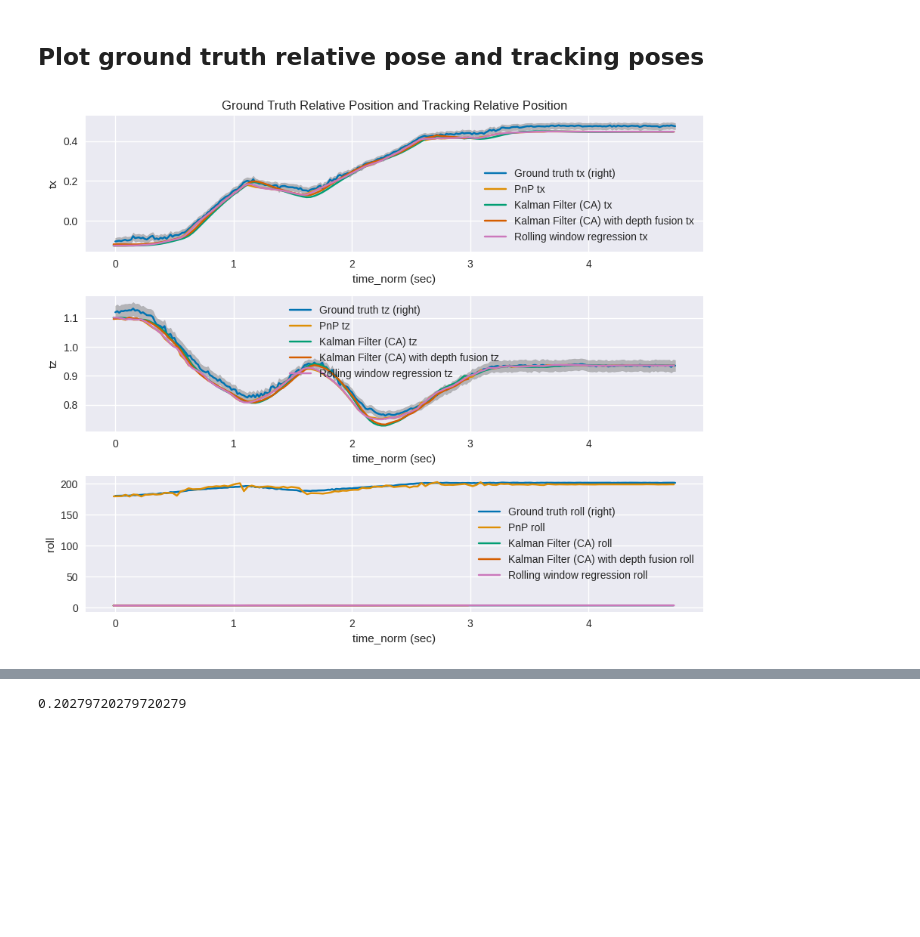
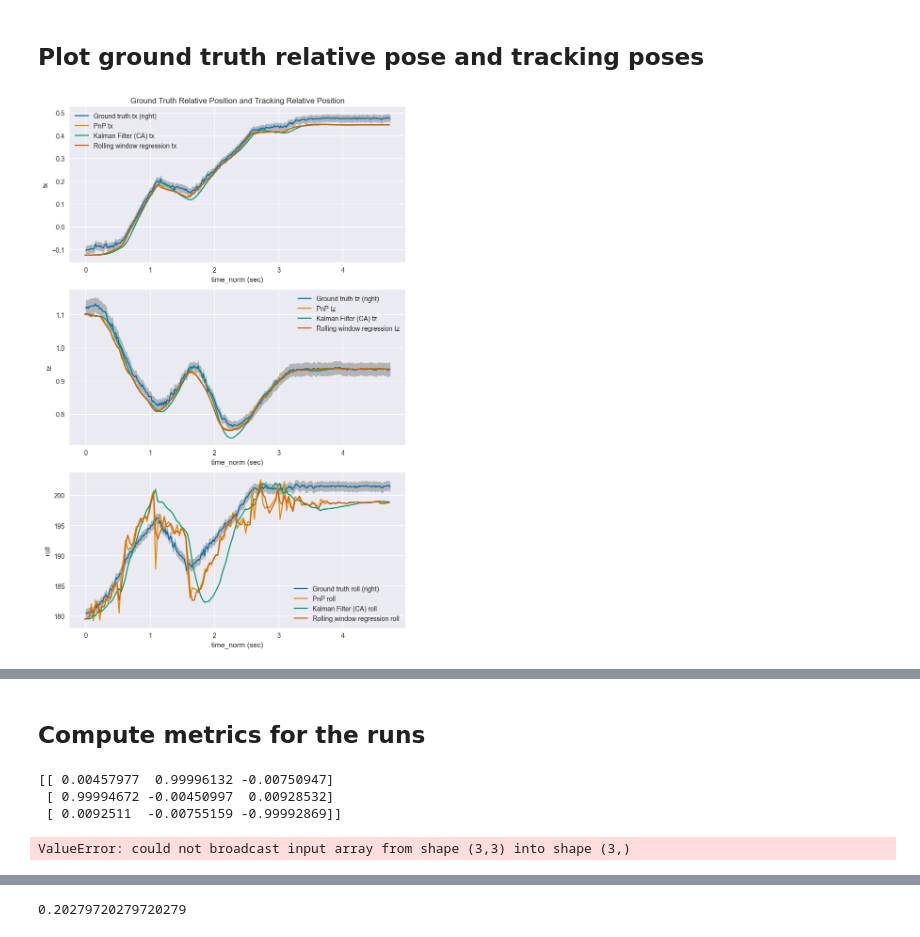
Before and after one commit to ShungFei/autonomous_f1tenth, a Jupyter notebook: src/perception/perception/scripts/model_fitting.ipynb, the cells around one changed output, grey strips where cells are left out. Drawn from its saved outputs; the diff is of its cells as text; code cells hidden in the pictures; blank space fills up the shorter version.

```diff
--- a/src/perception/perception/scripts/model_fitting.ipynb
+++ b/src/perception/perception/scripts/model_fitting.ipynb
@@ -263,12 +263,10 @@ for df_name in ["ego_bev_left_df", "ego_bev_right_df", "opp_bev_left_df", "opp_b
 # Fit B-spline for relative poses
 for df_name in ["rel_poses_left_df", "rel_poses_right_df", "rel_poses_avg_df"]:
   for dim in ["tx", "ty", "tz", "roll", "pitch", "yaw"]:
-    if dim == "rel_z":
-      spline_params.append(SplineParams(df_name, "time_norm (sec)", dim, 3, 0.01))
-    elif dim in ["roll", "pitch", "yaw"]:
+    if dim in ["roll", "pitch", "yaw"]:
       spline_params.append(SplineParams(df_name, "time_norm (sec)", dim, 3, 30))
     else:
-      spline_params.append(SplineParams(df_name, "time_norm (sec)", dim, 4, 0.01))
+      spline_params.append(SplineParams(df_name, "time_norm (sec)", dim, 3, 0.01))
 
 
 for smoothing_type in ["raw"] + smoothing_funcs:
@@ -353,7 +351,7 @@ k = twoside.normal_factor(1000, 0.95, 0.95)
 
 def plot_relative_position(run: dict, smoothing_type: str,
   ground_truth_dfs: list[str], uncertainty_method: str, cols: list[str]):
-  plt.figure(figsize=(9, 7.5))
+  plt.figure(figsize=(8, 12))
 
   for i, col in enumerate(cols):
     ax = plt.subplot(len(cols), 1, i + 1)
@@ -361,35 +359,34 @@ def plot_relative_position(run: dict, smoothing_type: str,
       plt.title("Ground Truth Relative Position and Tracking Relative Position")
 
     # Plot ground truth relative positions
     for gt_name in ground_truth_dfs:
       sns.lineplot(data=run[smoothing_type][f"rel_poses_{gt_name}_df"], x="time_norm (sec)", y=col, label=f"Ground truth {col} ({gt_name})")
       if uncertainty_method == "tolerance":
         # plot uncertainty from tolerance interval
         plt.fill_between(run[f"monte_carlo_{gt_name}_df"]["time_norm (sec)"],
                       run[smoothing_type][f"rel_poses_{gt_name}_df"][col] + k * run[f"monte_carlo_{gt_name}_df"][f"{col}_std"],
                       run[smoothing_type][f"rel_poses_{gt_name}_df"][col] - k * run[f"monte_carlo_{gt_name}_df"][f"{col}_std"], color='gray', alpha=0.5)
       elif uncertainty_method == "percentile":
         # plot uncertainty from percentile
         plt.fill_between(run[f"monte_carlo_{gt_name}_df"]["time_norm (sec)"],
                       run[f"monte_carlo_{gt_name}_df"][f"{col}_2.5"],
                       run[f"monte_carlo_{gt_name}_df"][f"{col}_97.5"], color='gray', alpha=0.5)
 
     # Plot state estimation techniques
     sns.lineplot(data=run["tracking_df"], x="time_norm (sec)", y=col, label=f"PnP {col}")
     sns.lineplot(data=run["kalman_ca_df"], x="time_norm (sec)", y=col, label=f"Kalman Filter (CA) {col}")
-    sns.lineplot(data=run["kalman_ca_depth_fusion_df"], x="time_norm (sec)", y=col, label=f"Kalman Filter (CA) with depth fusion {col}")
     # sns.lineplot(data=run["kalman_cv_df"], x="time_norm (sec)", y=col, label=f"Kalman Filter (CV) {col} ")
     sns.lineplot(data=run["rwr_df"], x="time_norm (sec)", y=col, label=f"Rolling window regression {col}")
 
   # save plot
   plt.tight_layout()
   # make transparent background
   plt.savefig(f"{figures_dir}/{run['bev_path'].split('/')[-1]}_{smoothing_type}_relative_position.png", transparent=True)
 
 cols = ["tx", "tz", "roll"]
 plot_relative_position(run3_data[6], "raw", ["right"], "tolerance", cols)
 # %% [output]
-[figure, old version]
+[figure, new version]
 # %%
 run3_data[6]["raw"]["pchip"]["rel_poses_right_df"]
 # %% [output]
@@ -411,3 +408,72 @@ run3_data[6]["raw"]["pchip"]["rel_poses_right_df"]
  'yaw': (<scipy.interpolate._cubic.PchipInterpolator at 0x...>,
   <scipy.interpolate._cubic.PchipInterpolator at 0x...>,
   <scipy.interpolate._cubic.PchipInterpolator at 0x...>)}
+# %% [markdown]
+## Compute metrics for the runs
+# %%
+from os import error
+
+
+run = run3_data[6]
+def compute_relative_pose_error(run, smoothing_type: str, model_type:str,
+  cam: str, state_est_df: str, uncertainty_method: str, k: float):
+  # get the models for x,y,z,roll,pitch,yaw
+  models = run[smoothing_type][model_type][f"rel_poses_{cam}_df"]
+  # get the state estimation df
+  state_est_df = run[state_est_df]
+  # for each time step, compute the pose using the model and create a df
+  gt_poses_df = pd.DataFrame()
+  gt_poses_diff_df = pd.DataFrame()
+  for dim in ["tx", "ty", "tz", "roll", "pitch", "yaw"]:
+    model_func, _, _ = models[dim]
+    gt_poses_df[dim] = model_func(state_est_df["time_norm (sec)"])
+
+  state_est_diff_df = pd.DataFrame()
+  gt_poses_diff_df["time_norm (sec)"] = state_est_df["time_norm (sec)"]
+  state_est_diff_df["time_norm (sec)"] = state_est_df["time_norm (sec)"]
+
+  # for each consecutive time step, compute the relative transform between them in gt_poses_df
+  for dim in ["tx", "ty", "tz", "roll", "pitch", "yaw"]:
+    gt_poses_diff_df[f"rel_{dim}"] = gt_poses_df[dim] - gt_poses_df.shift(1)[dim]
+
+  # do the same for the state estimation df
+  for dim in ["tx", "ty", "tz", "roll", "pitch", "yaw"]:
+    state_est_diff_df[f"rel_{dim}"] = state_est_df[dim] - state_est_df.shift(1)[dim]
+
+  # compute the error between the two
+  error_df = gt_poses_diff_df - state_est_diff_df
+  error_df["time_norm (sec)"] = state_est_df["time_norm (sec)"]
+
+  # get the rotation matrix from the roll, pitch, yaw
+  for i in range(1, len(gt_poses_diff_df)):
+    print(conv.get_rotation_matrix_from_euler(
+      gt_poses_df.loc[i, "roll"],
+      gt_poses_df.loc[i, "pitch"],
+      gt_poses_df.loc[i, "yaw"], degrees=True
+    ))
+    gt_poses_diff_df.loc[i, "rotation_matrix"] = conv.get_rotation_matrix_from_euler(
+      gt_poses_df.loc[i, "roll"],
+      gt_poses_df.loc[i, "pitch"],
+      gt_poses_df.loc[i, "yaw"], degrees=True
+    )
+    state_est_diff_df.loc[i, "rotation_matrix"] = conv.get_rotation_matrix_from_euler(
+      state_est_df.loc[i, "roll"],
+      state_est_df.loc[i, "pitch"],
+      state_est_df.loc[i, "yaw"], degrees=True
+    )
+    # get relative transform between the two
+    error_df["rotation_matrix"] = np.linalg.inv(gt_poses_diff_df.loc[i, "rotation_matrix"]) @ state_est_diff_df.loc[i, "rotation_matrix"]
+    # get angle using trace
+    error_df.loc[i, "angle"] = np.arccos((np.trace(error_df.loc[i, "rotation_matrix"]) - 1) / 2)
+
+  return gt_poses_diff_df, state_est_diff_df, error_df
+
+gt_pose_diff_df, state_est_diff_df, error_df = compute_relative_pose_error(
+  run, "raw", "pchip", "right", "kalman_ca_df", "tolerance", k)
+
+error_df
+# %% [output]
+[[ 0.00457977  0.99996132 -0.00750947]
+ [ 0.99994672 -0.00450997  0.00928532]
+ [ 0.0092511  -0.00755159 -0.99992869]]
+ValueError: could not broadcast input array from shape (3,3) into shape (3,)
```
Also changed, not shown: parts of 7 cells of this notebook, 8 other files.
